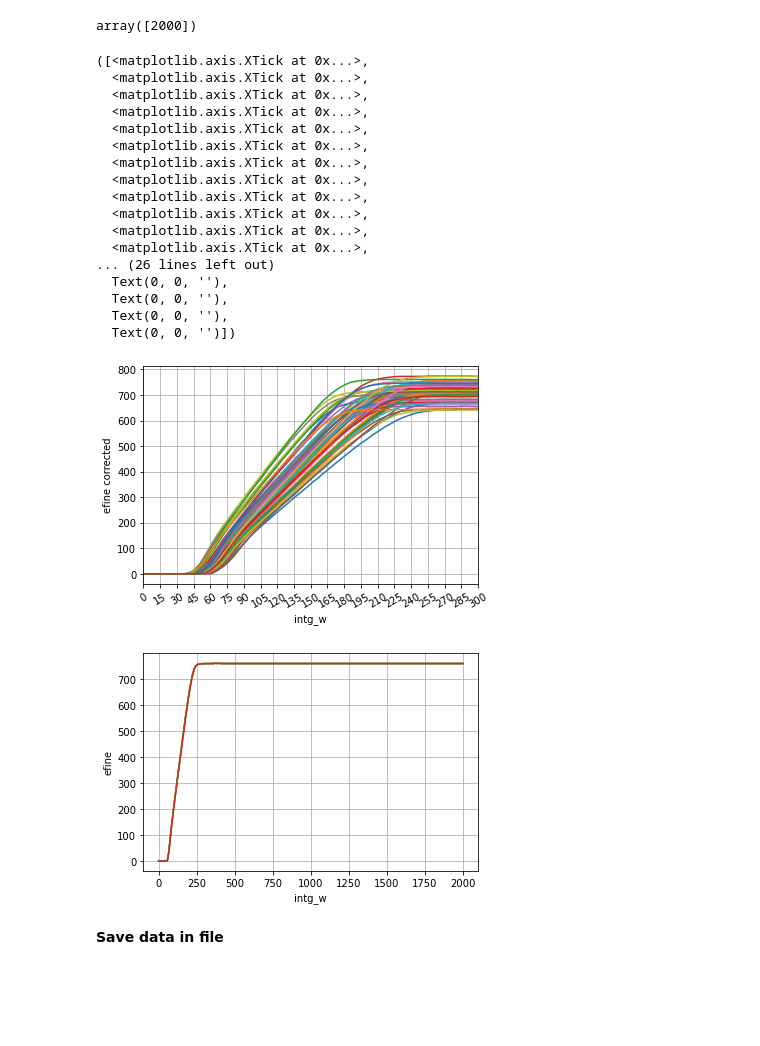
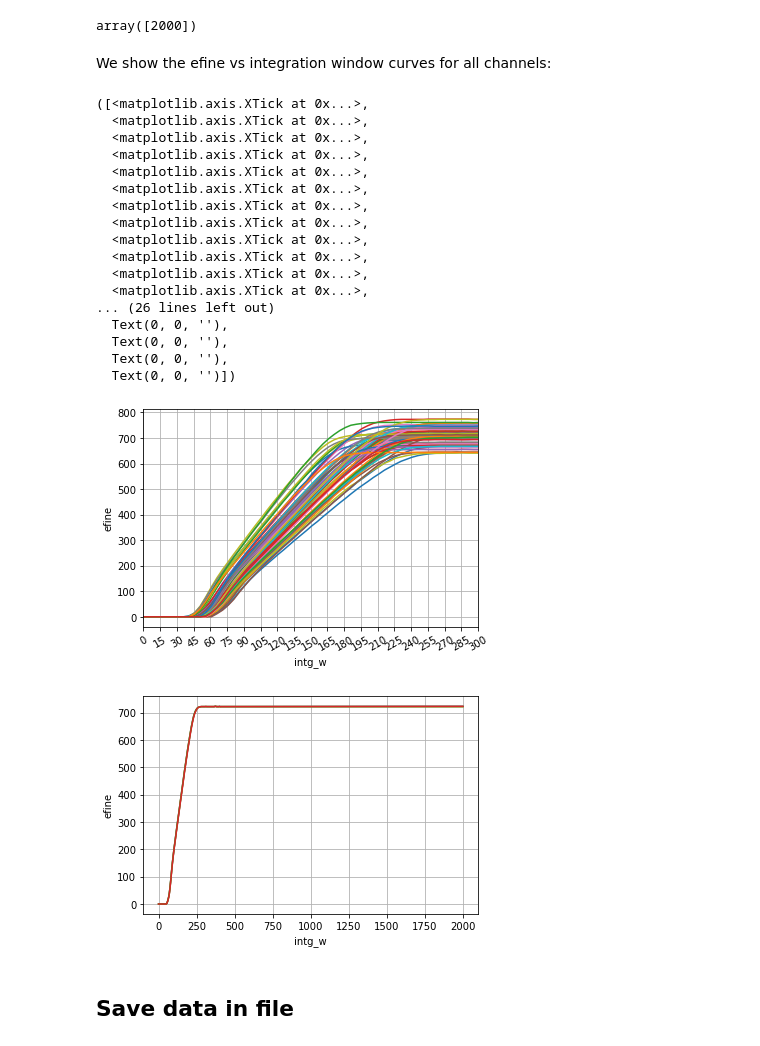
Before and after one commit to petalo-project/ANTEANB, a Jupyter notebook: preproc/QDC_calibration_summary.ipynb, the cells around one changed output. Saved outputs shown, nothing was run; the diff lists cells and outputs as text; code cells hidden in the pictures; blank space fills up the shorter version.

Commit message:
Add cosmetics to qdc calibration notebook

```diff
--- a/preproc/QDC_calibration_summary.ipynb
+++ b/preproc/QDC_calibration_summary.ipynb
@@ -41,4 +47,3 @@ pd.read_hdf('/analysis/12384/hdf5/data/run_12384_0000_trigger1_waveforms.h5', 'd
 # %%
-df_qdc = process_qdc_calibration_run(run_number, max_intg_w = 416)
-df_qdc
+df_qdc = process_qdc_calibration_run(run_number, max_intg_w = 416, hist = True, folder = '/analysis/{run}/hdf5/data/')
 # %% [output]
@@ -83,11 +91,12 @@ array([0])
 df_filtered.groupby(['channel_id', 'tac_id']).max().intg_w.unique()
 # %% [output]
 array([2000])
+# %% [markdown]
+We show the efine vs integration window curves for all channels:
 # %%
-plt.figure()
 plot_all_channels(df_filtered, [0, 220])
 plt.xlabel('intg_w')
-plt.ylabel('efine corrected')
+plt.ylabel('efine')
 plt.grid()
 plt.xticks(np.linspace(0, 300, 21), rotation = 30)
 # %% [output]
@@ -108,22 +117,21 @@ plt.xticks(np.linspace(0, 300, 21), rotation = 30)
   Text(0, 0, ''),
   Text(0, 0, ''),
   Text(0, 0, '')])
-[figure, old version]
+[figure, new version]
 # %%
-plt.figure()
-df_ch7 = df_filtered[(df_filtered['channel_id'] == 41)]
+df_ch7 = df_filtered[(df_filtered['channel_id'] == 7)]
 plt.plot(df_ch7[df_ch7['tac_id'] == 0].intg_w, df_ch7[df_ch7['tac_id'] == 0].efine, label = 'tac0')
 plt.plot(df_ch7[df_ch7['tac_id'] == 1].intg_w, df_ch7[df_ch7['tac_id'] == 1].efine, label = 'tac1')
 plt.plot(df_ch7[df_ch7['tac_id'] == 2].intg_w, df_ch7[df_ch7['tac_id'] == 2].efine, label = 'tac2')
 plt.plot(df_ch7[df_ch7['tac_id'] == 3].intg_w, df_ch7[df_ch7['tac_id'] == 3].efine, label = 'tac3')
 #plt.xlim(0, 300)
 
 plt.xlabel('intg_w')
 plt.ylabel('efine')
 plt.grid()
 # %% [output]
-[figure, old version]
+[figure, new version]
 # %% [markdown]
-**Save data in file**
+## **Save data in file**
 # %%
 #df_filtered.to_hdf('qdc_calibration_cold_compressor_asic581_tofpet7_imirror25_version33_r12384.h5', 'data')
```
Also changed, not shown: parts of 5 cells of this notebook.
